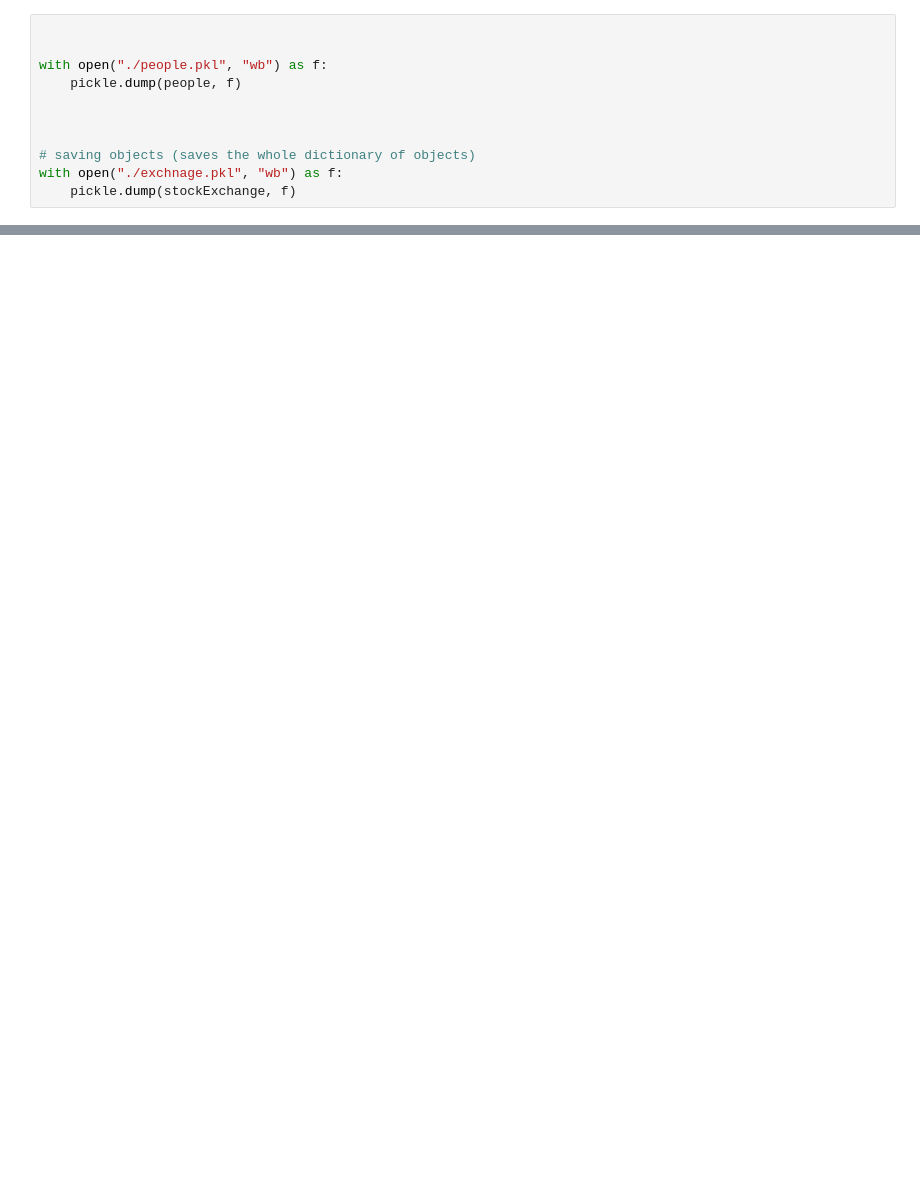
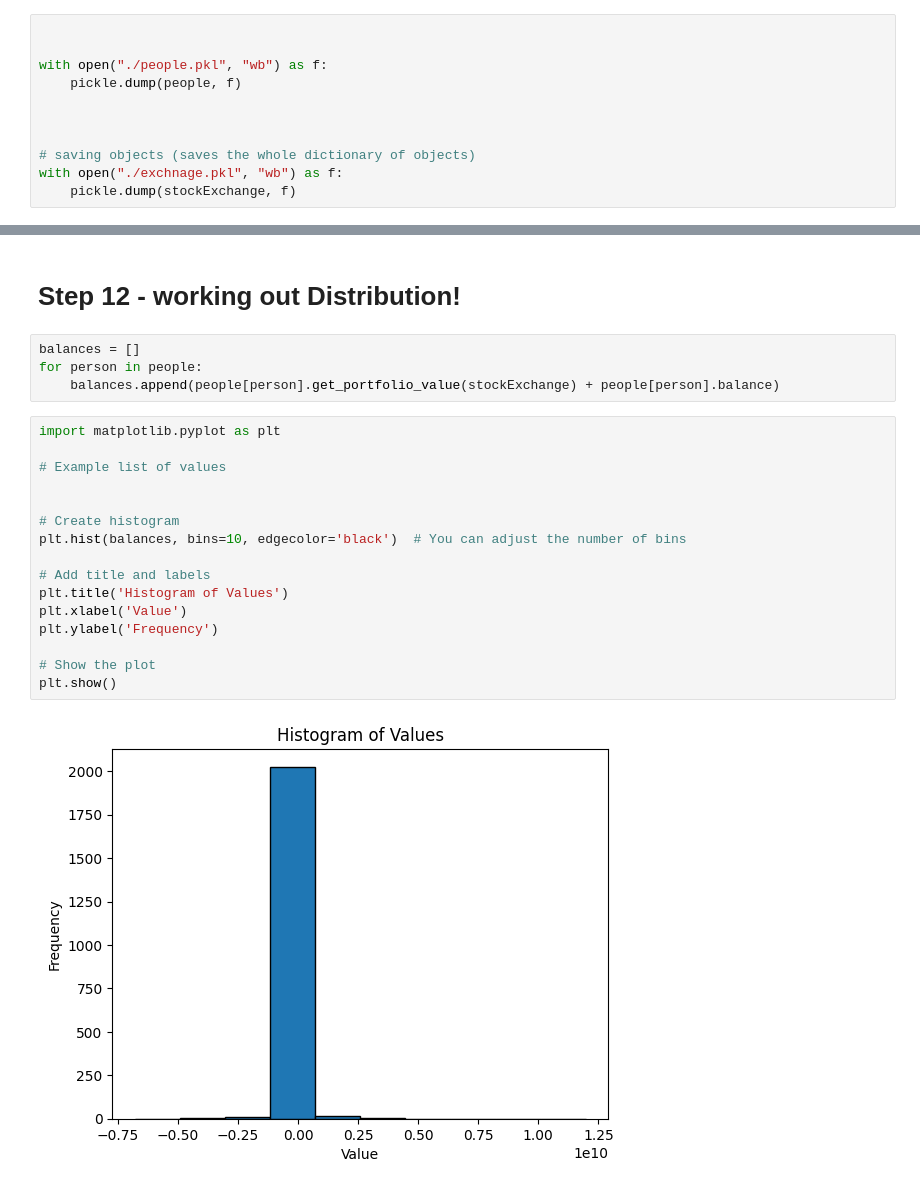
Before and after one commit to jonahk0702/How-Are-Returns-Distributed-in-Prediction-Markets, a Jupyter notebook: main.ipynb, the cells around one changed output, grey strips where cells are left out. Cells and saved outputs as stored; diff of their text form; blank space fills up the shorter version.

```diff
--- a/main.ipynb
+++ b/main.ipynb
@@ -237,0 +235,24 @@ len(loaded_exchahnge.stocks
+# %% [markdown]
+# Step 12 - working out Distribution!
+# %%
+balances = []
+for person in people:
+    balances.append(people[person].get_portfolio_value(stockExchange) + people[person].balance)
+# %%
+import matplotlib.pyplot as plt
+
+# Example list of values
+
+
+# Create histogram
+plt.hist(balances, bins=10, edgecolor='black')  # You can adjust the number of bins
+
+# Add title and labels
+plt.title('Histogram of Values')
+plt.xlabel('Value')
+plt.ylabel('Frequency')
+
+# Show the plot
+plt.show()
+# %% [output]
+[figure, added]
```
Also changed, not shown: parts of 11 cells of this notebook, 3 other files.
